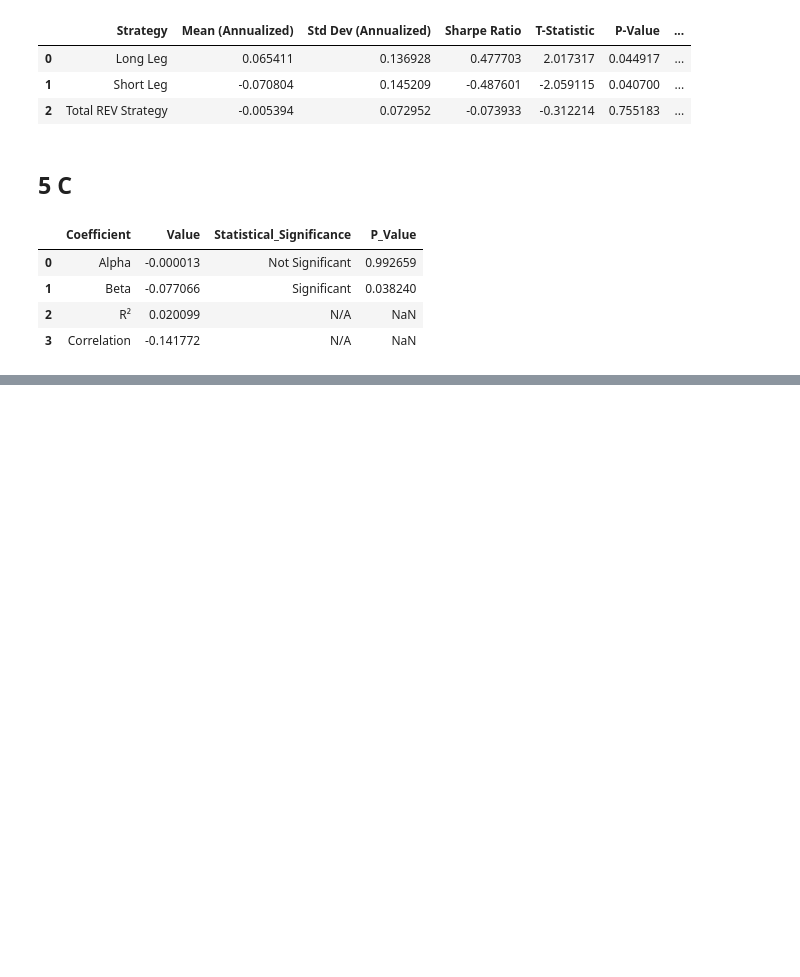
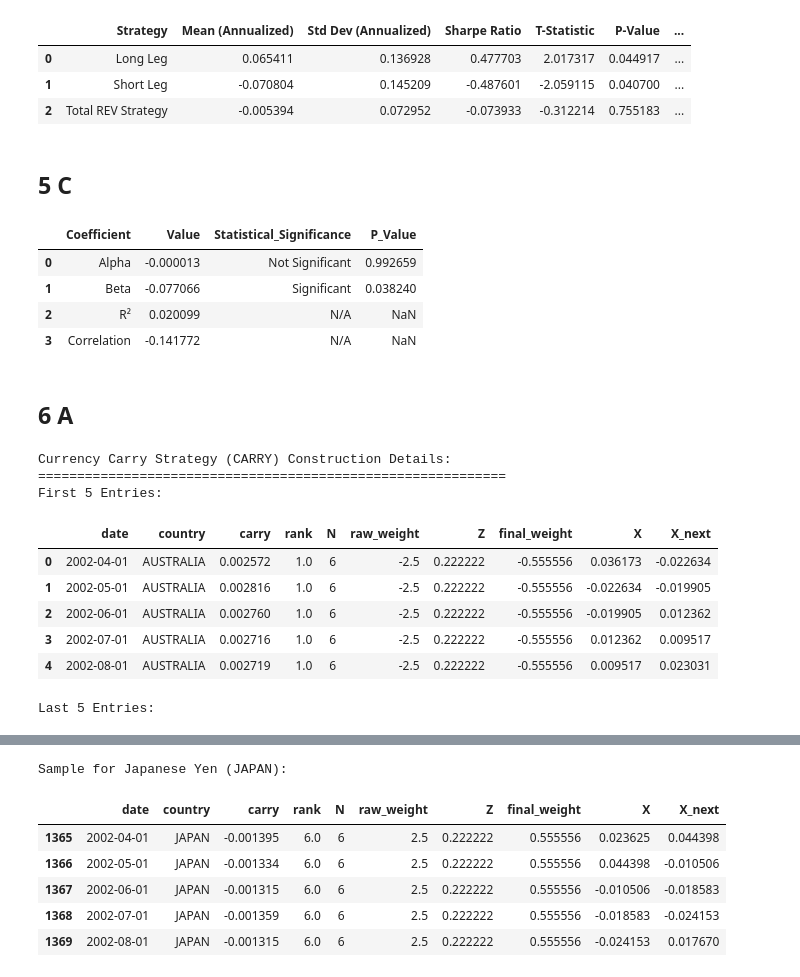
Before and after one commit to mulemule02/investments_project, a Jupyter notebook: investments.ipynb, the cells around one changed output, grey strips where cells are left out. Cells and saved outputs as stored; diff of their text form; code cells hidden in the pictures; blank space fills up the shorter version.

Commit message:
adding the data back

```diff
--- a/investments.ipynb
+++ b/investments.ipynb
@@ -933,3 +942,5 @@ display(results_REV_DIV_df)
 | 1 | Beta | -0.077066 | Significant | 0.038240 |
 | 2 | R² | 0.020099 | N/A | NaN |
 | 3 | Correlation | -0.141772 | N/A | NaN |
+# %% [markdown]
+## 6 A
@@ -935,0 +1024,60 @@ display(results_REV_DIV_df)
+# %%
+print("\nCurrency Carry Strategy (CARRY) Construction Details:")
+print("="*60)
+
+# Create display DataFrame with all necessary columns
+carry_display = df_foreign[['date', 'country', 'carry', 'X']].copy()
+
+# Calculate next period's currency return (X_{t+1})
+carry_display = carry_display.sort_values(['country', 'date'])
+carry_display['X_next'] = carry_display.groupby('country')['X'].shift(-1)
+
+# Add rank information
+carry_display['rank'] = carry_display.groupby('date')['carry'].rank(method='min', ascending=False)
+
+# Add weight calculation components
+carry_display['N'] = carry_display.groupby('date')['country'].transform('count')
+carry_display['raw_weight'] = carry_display['rank'] - (carry_display['N'] + 1)/2
+
+# Calculate scaling factor Z
+def calculate_z(group):
+    long_sum = group[group > 0].sum()
+    short_sum = abs(group[group < 0].sum())
+    return 2 / (long_sum + short_sum) if (long_sum + short_sum) != 0 else 0
+
+carry_display['Z'] = carry_display.groupby('date')['raw_weight'].transform(calculate_z)
+
+# Calculate final weight
+carry_display['final_weight'] = carry_display['Z'] * carry_display['raw_weight']
+
+# Format for display
+carry_display['date'] = carry_display['date'].dt.strftime('%Y-%m-%d')
+carry_display['carry'] = carry_display['carry'].apply(lambda x: f"{x:.6f}")
+carry_display['X'] = carry_display['X'].apply(lambda x: f"{x:.6f}")
+carry_display['X_next'] = carry_display['X_next'].apply(lambda x: f"{x:.6f}" if not pd.isna(x) else "N/A")
+carry_display['final_weight'] = carry_display['final_weight'].apply(lambda x: f"{x:.6f}")
+
+# Select and reorder columns
+carry_display = carry_display[['date', 'country', 'carry', 'rank', 'N', 'raw_weight',
+                              'Z', 'final_weight', 'X', 'X_next']]
+
+# Show first 5 and last 5 rows
+print("First 5 Entries:")
+display(carry_display.head())
+print("\nLast 5 Entries:")
+display(carry_display.tail())
+
+# Show sample for specific currency
+print("\nSample for Japanese Yen (JAPAN):")
+display(carry_display[carry_display['country'] == 'JAPAN'].head(5))
+# %% [output]
+Currency Carry Strategy (CARRY) Construction Details:
+============================================================
+First 5 Entries:
+|  | date | country | carry | rank | N | raw_weight | Z | final_weight | X | X_next |
+| 0 | 2002-04-01 | AUSTRALIA | 0.002572 | 1.0 | 6 | -2.5 | 0.222222 | -0.555556 | 0.036173 | -0.022634 |
+| 1 | 2002-05-01 | AUSTRALIA | 0.002816 | 1.0 | 6 | -2.5 | 0.222222 | -0.555556 | -0.022634 | -0.019905 |
+| 2 | 2002-06-01 | AUSTRALIA | 0.002760 | 1.0 | 6 | -2.5 | 0.222222 | -0.555556 | -0.019905 | 0.012362 |
+| 3 | 2002-07-01 | AUSTRALIA | 0.002716 | 1.0 | 6 | -2.5 | 0.222222 | -0.555556 | 0.012362 | 0.009517 |
+| 4 | 2002-08-01 | AUSTRALIA | 0.002719 | 1.0 | 6 | -2.5 | 0.222222 | -0.555556 | 0.009517 | 0.023031 |
+Last 5 Entries:
@@ -935,0 +1090,7 @@ display(results_REV_DIV_df)
+Sample for Japanese Yen (JAPAN):
+|  | date | country | carry | rank | N | raw_weight | Z | final_weight | X | X_next |
+| 1365 | 2002-04-01 | JAPAN | -0.001395 | 6.0 | 6 | 2.5 | 0.222222 | 0.555556 | 0.023625 | 0.044398 |
+| 1366 | 2002-05-01 | JAPAN | -0.001334 | 6.0 | 6 | 2.5 | 0.222222 | 0.555556 | 0.044398 | -0.010506 |
+| 1367 | 2002-06-01 | JAPAN | -0.001315 | 6.0 | 6 | 2.5 | 0.222222 | 0.555556 | -0.010506 | -0.018583 |
+| 1368 | 2002-07-01 | JAPAN | -0.001359 | 6.0 | 6 | 2.5 | 0.222222 | 0.555556 | -0.018583 | -0.024153 |
+| 1369 | 2002-08-01 | JAPAN | -0.001315 | 6.0 | 6 | 2.5 | 0.222222 | 0.555556 | -0.024153 | 0.017670 |
```
Also changed, not shown: parts of 14 cells of this notebook.
